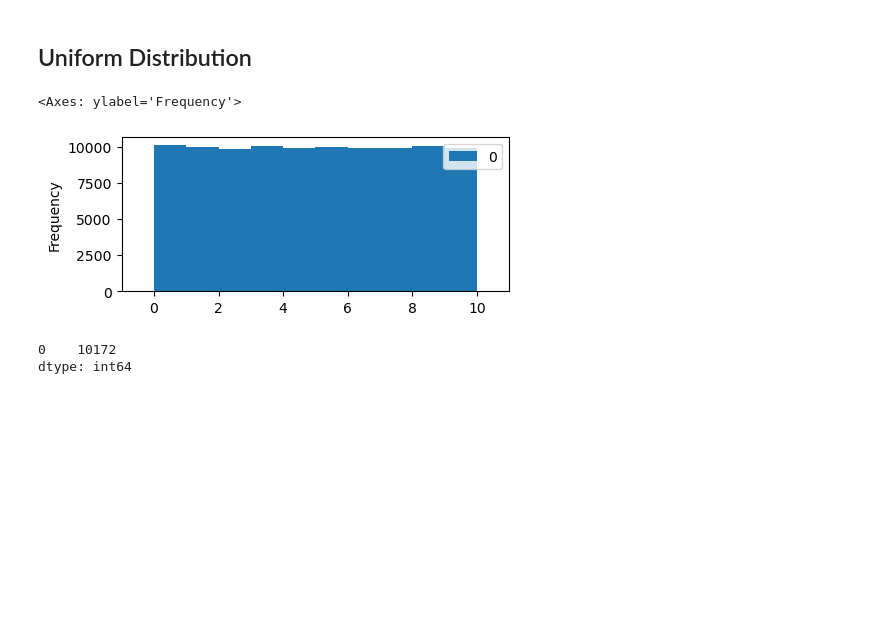
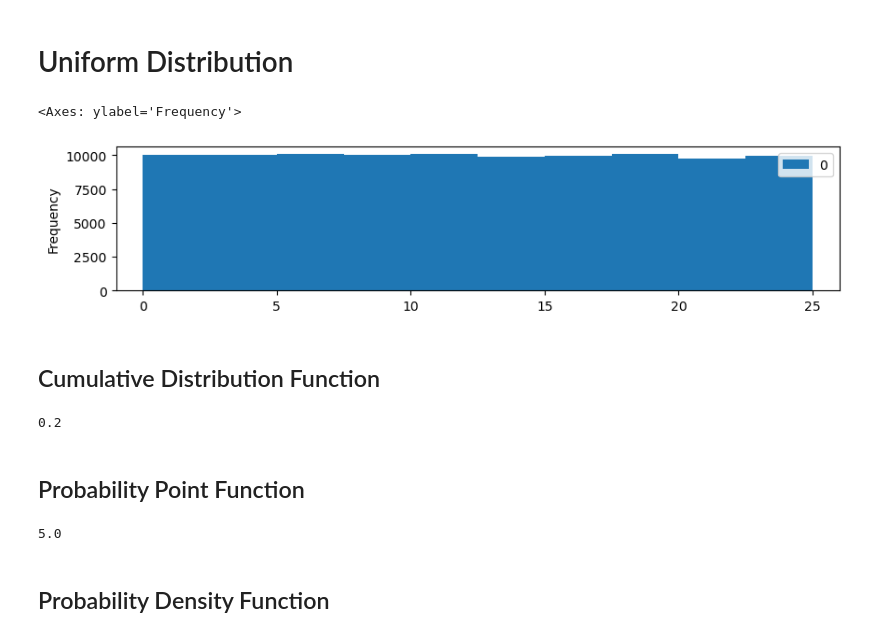
Before and after one commit to navaneethbr/data-analysis, a Jupyter notebook: Code/Probability Distribution.ipynb, the cells around one changed output. Cells and saved outputs as stored; diff of their text form; code cells hidden in the pictures; blank space fills up the shorter version.

Commit message:
updating with all type of distribution

```diff
--- a/Code/Probability Distribution.ipynb
+++ b/Code/Probability Distribution.ipynb
@@ -6,11 +7,13 @@ import scipy.stats as stats
 # %% [markdown]
-## Uniform Distribution
+# Uniform Distribution
 # %%
 uniform_data = stats.uniform.rvs(size=100000,  # Generate 100000 numbers
                                  loc = 0,      # From 0
-                                 scale=10)
+                                 scale=25)
 # %%
-pd.DataFrame(uniform_data).plot(kind='hist', figsize=(5,2), xlim=(-1,11))
+pd.DataFrame(uniform_data).plot(kind='hist',
+                                figsize=(10,2),
+                                xlim=(-1,26))
 # %% [output]
 <Axes: ylabel='Frequency'>
-[figure, old version]
+[figure, new version]
@@ -19,5 +20,14 @@ temp = pd.DataFrame(uniform_data)
-# %%
-temp.loc[temp[0]<1].count()
-# %% [output]
-0    10172
-dtype: int64
+# %% [markdown]
+## Cumulative Distribution Function
+# %%
+stats.uniform.cdf(x=5, loc=0, scale=25)
+# %% [output]
+0.2
+# %% [markdown]
+## Probability Point Function
+# %%
+stats.uniform.ppf(q=0.2, loc=0, scale=25)
+# %% [output]
+5.0
+# %% [markdown]
+## Probability Density Function
```
Also changed, not shown: parts of 27 cells of this notebook.
